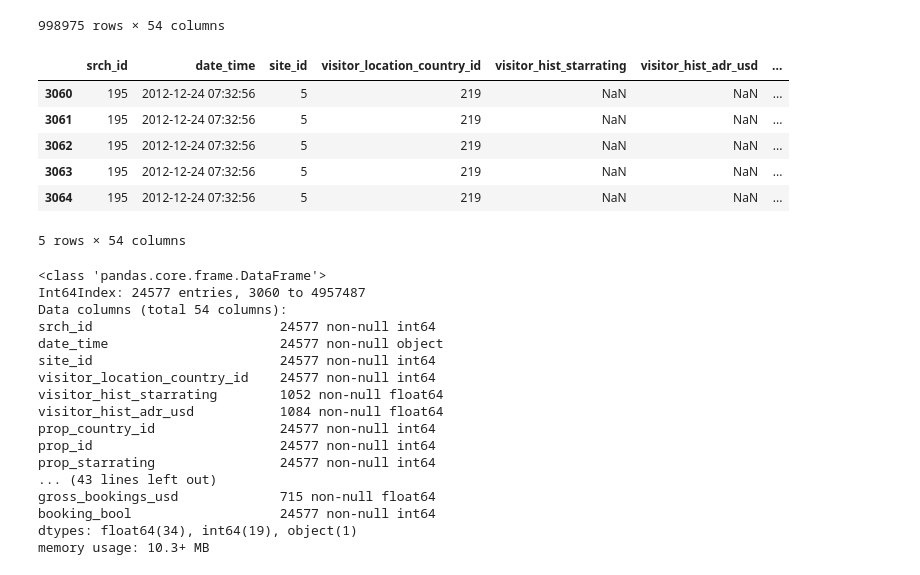
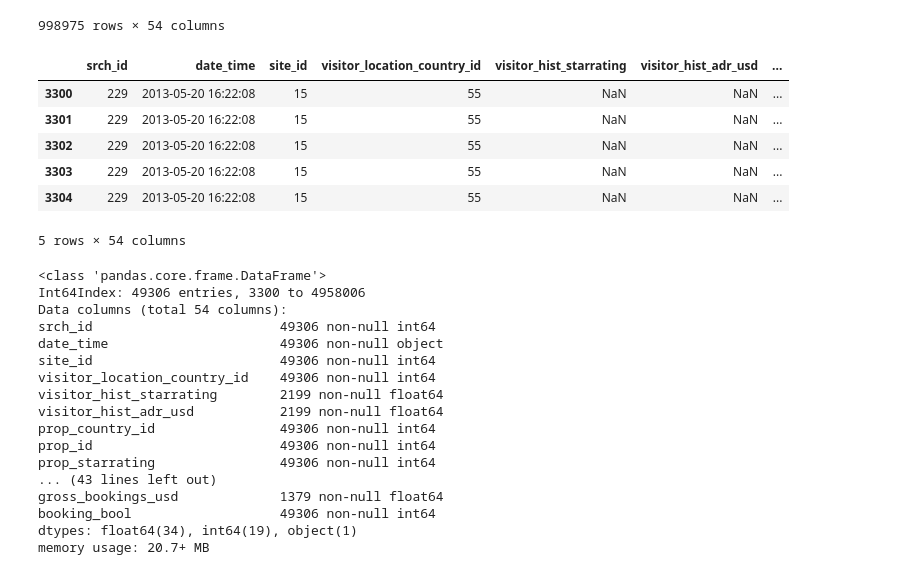
Before and after one commit to Longi94/dmt2018, a Jupyter notebook: assign2/assign2.ipynb, the cells around one changed output. Saved outputs shown, nothing was run; the diff lists cells and outputs as text; code cells hidden in the pictures.

```diff
--- a/assign2/assign2.ipynb
+++ b/assign2/assign2.ipynb
@@ -35,37 +35,37 @@ sampled.head()
 | 4958345 | 332785 | 2013-06-30 19:55:18 | 5 | 219 | NaN | NaN | ... |
 998975 rows × 54 columns
 # %%
-selected_names = np.random.choice(data.srch_id.unique(),1000,replace = False)
+selected_names = np.random.choice(data.srch_id.unique(),2000,replace = False)
 #grouped = data[data.srch_id.isin(selected_names)].groupby('srch_id')
 grouped = data[data.srch_id.isin(selected_names)]
 grouped.head()
 # %% [output]
 |  | srch_id | date_time | site_id | visitor_location_country_id | visitor_hist_starrating | visitor_hist_adr_usd | ... |
-| 3060 | 195 | 2012-12-24 07:32:56 | 5 | 219 | NaN | NaN | ... |
-| 3061 | 195 | 2012-12-24 07:32:56 | 5 | 219 | NaN | NaN | ... |
-| 3062 | 195 | 2012-12-24 07:32:56 | 5 | 219 | NaN | NaN | ... |
-| 3063 | 195 | 2012-12-24 07:32:56 | 5 | 219 | NaN | NaN | ... |
-| 3064 | 195 | 2012-12-24 07:32:56 | 5 | 219 | NaN | NaN | ... |
+| 3300 | 229 | 2013-05-20 16:22:08 | 15 | 55 | NaN | NaN | ... |
+| 3301 | 229 | 2013-05-20 16:22:08 | 15 | 55 | NaN | NaN | ... |
+| 3302 | 229 | 2013-05-20 16:22:08 | 15 | 55 | NaN | NaN | ... |
+| 3303 | 229 | 2013-05-20 16:22:08 | 15 | 55 | NaN | NaN | ... |
+| 3304 | 229 | 2013-05-20 16:22:08 | 15 | 55 | NaN | NaN | ... |
 5 rows × 54 columns
 # %%
 #grouped.apply(pd.DataFrame.info)
 grouped.info()
 # %% [output]
 <class 'pandas.core.frame.DataFrame'>
-Int64Index: 24577 entries, 3060 to 4957487
+Int64Index: 49306 entries, 3300 to 4958006
 Data columns (total 54 columns):
-srch_id                        24577 non-null int64
-date_time                      24577 non-null object
-site_id                        24577 non-null int64
-visitor_location_country_id    24577 non-null int64
-visitor_hist_starrating        1052 non-null float64
-visitor_hist_adr_usd           1084 non-null float64
-prop_country_id                24577 non-null int64
-prop_id                        24577 non-null int64
-prop_starrating                24577 non-null int64
+srch_id                        49306 non-null int64
+date_time                      49306 non-null object
+site_id                        49306 non-null int64
+visitor_location_country_id    49306 non-null int64
+visitor_hist_starrating        2199 non-null float64
+visitor_hist_adr_usd           2199 non-null float64
+prop_country_id                49306 non-null int64
+prop_id                        49306 non-null int64
+prop_starrating                49306 non-null int64
 ... (43 lines left out)
-gross_bookings_usd             715 non-null float64
-booking_bool                   24577 non-null int64
+gross_bookings_usd             1379 non-null float64
+booking_bool                   49306 non-null int64
 dtypes: float64(34), int64(19), object(1)
-memory usage: 10.3+ MB
+memory usage: 20.7+ MB
 # %%
```
Also changed, not shown: parts of 33 cells of this notebook, 1 other file.
